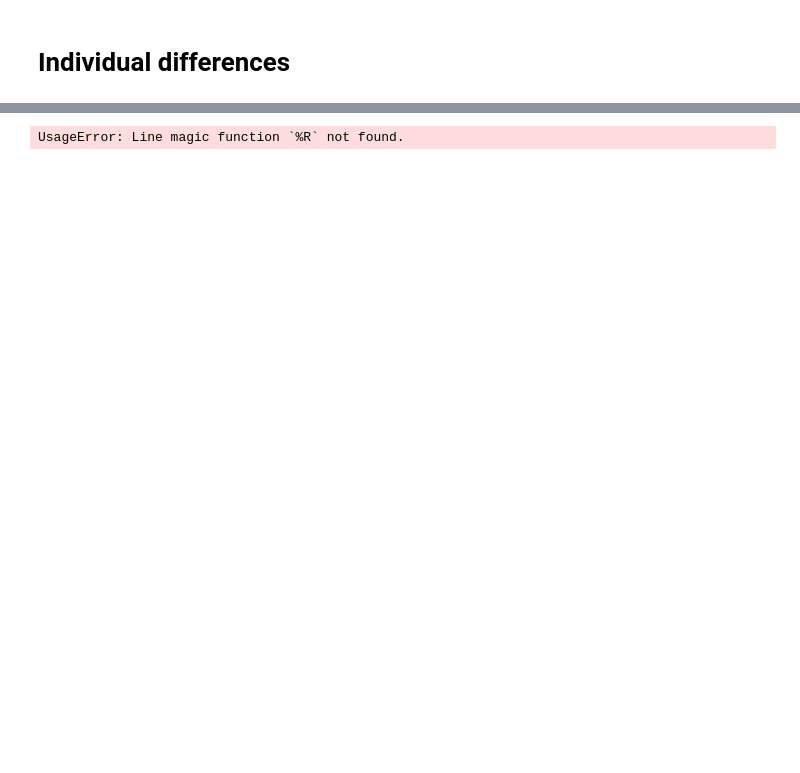
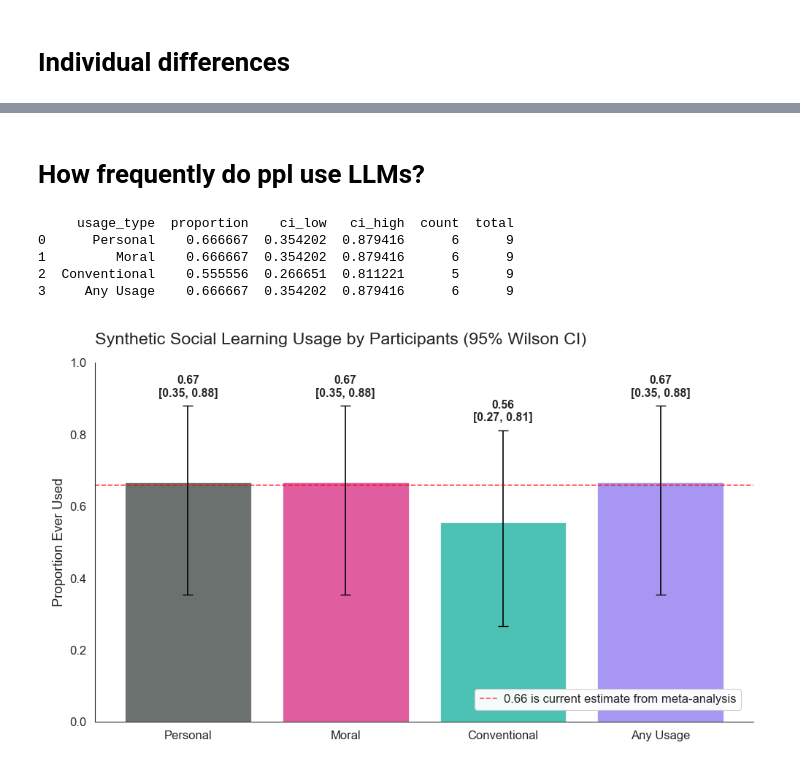
Before and after one commit to josh-ashkinaze/ssl, a Jupyter notebook: study2/6.3_analyze_init_norm_pilot.ipynb, the cells around one changed output, grey strips where cells are left out. Drawn from its saved outputs; the diff is of its cells as text; code cells hidden in the pictures; blank space fills up the shorter version.

Commit message:
prevalence estimate and qual

```diff
--- a/study2/6.3_analyze_init_norm_pilot.ipynb
+++ b/study2/6.3_analyze_init_norm_pilot.ipynb
@@ -361,4 +362,74 @@ sns.pointplot(data=df, y='pid', x='change_distance', color='gray', join=False)
+# %% [markdown]
+# How frequently do ppl use LLMs?
 # %%
-%R install.packages("ggplot2")
+import pandas as pd
+import matplotlib.pyplot as plt
+import numpy as np
+import seaborn as sns
+from statsmodels.stats.proportion import proportion_confint
+
+from src.helpers import make_aesthetic
+
+
+# Get color palette
+mypal = make_aesthetic(font_scale=1.2)
+
+
+# Create the any usage indicator
+##################################################
+
+byp['any_usage'] = ((byp['usage_personal_binary'] == 1) |
+                   (byp['usage_moral_binary'] == 1) |
+                   (byp['usage_convention_binary'] == 1)).astype(int)
+
+
+# Get wilson CIs
+##################################################
+usage_vars = ['usage_personal_binary', 'usage_moral_binary', 'usage_convention_binary', 'any_usage']
+labels = ['Personal', 'Moral', 'Conventional', 'Any Usage']
+summary_data = []
+for var, label in zip(usage_vars, labels):
+    count = byp[var].sum()
+    total = len(byp)
+    prop = count / total
+    ci_low, ci_high = proportion_confint(count, total, method='wilson')
+
+    summary_data.append({
+        'usage_type': label,
+        'proportion': prop,
+        'ci_low': ci_low,
+        'ci_high': ci_high,
+        'count': count,
+        'total': total
+    })
+
+usage_df = pd.DataFrame(summary_data)
+print(usage_df)
+
+
+# Plot
+##################################################
+plt.figure(figsize=(10, 6))
+bars = plt.bar(usage_df['usage_type'], usage_df['proportion'],
+               color=mypal[:len(usage_df)], alpha=0.7)
+errors = [usage_df['proportion'] - usage_df['ci_low'],
+          usage_df['ci_high'] - usage_df['proportion']]
+plt.errorbar(usage_df['usage_type'], usage_df['proportion'], yerr=errors,
+             fmt='none', color='black', capsize=5)
+for i, row in usage_df.iterrows():
+    plt.text(i, row['ci_high'] + 0.02, f"{row['proportion']:.2f}\n[{row['ci_low']:.2f}, {row['ci_high']:.2f}]",
+             ha='center', va='bottom', fontweight='bold')
+
+plt.ylabel('Proportion Ever Used')
+plt.axhline(y=0.66, color='red', linestyle='--', alpha=0.7, label="0.66 is current estimate from meta-analysis")
+plt.legend(loc='lower right')
+plt.title('Synthetic Social Learning Usage by Participants (95% Wilson CI)')
+plt.ylim(0, 1)
+plt.show()
 # %% [output]
-UsageError: Line magic function `%R` not found.
+     usage_type  proportion    ci_low   ci_high  count  total
+0      Personal    0.666667  0.354202  0.879416      6      9
+1         Moral    0.666667  0.354202  0.879416      6      9
+2  Conventional    0.555556  0.266651  0.811221      5      9
+3     Any Usage    0.666667  0.354202  0.879416      6      9
+[figure, added]
```
Also changed, not shown: parts of 12 cells of this notebook.
